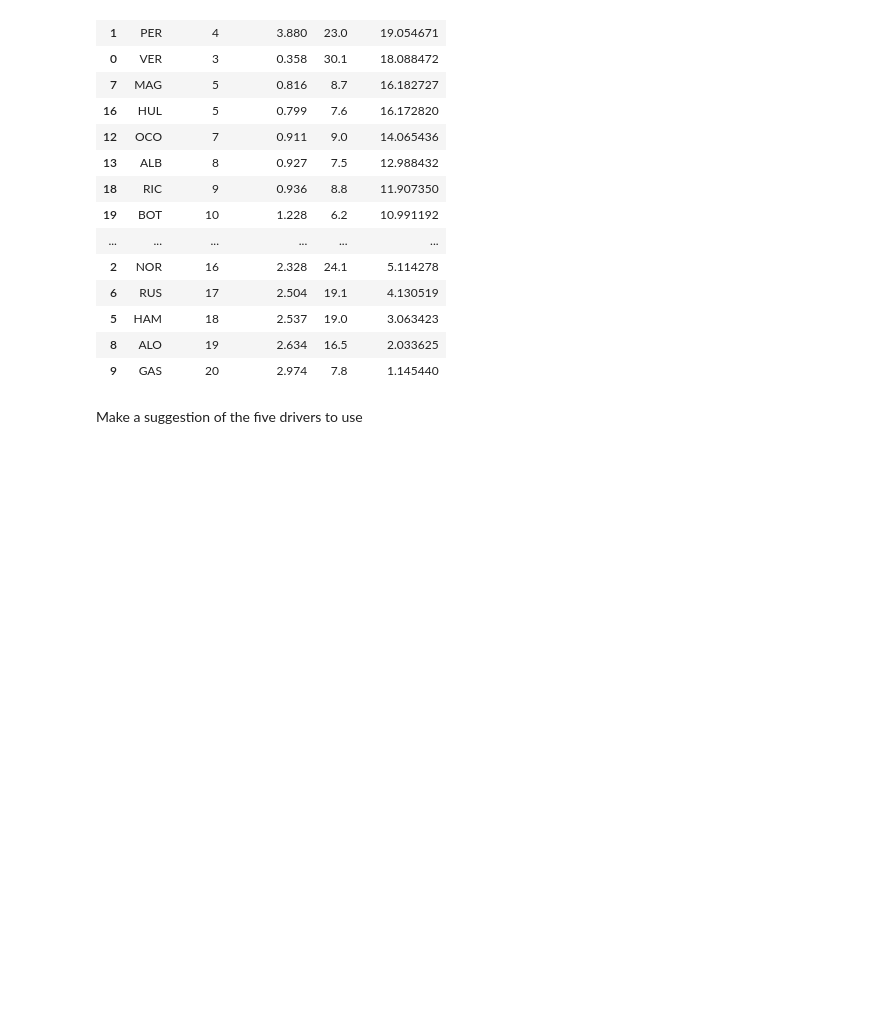
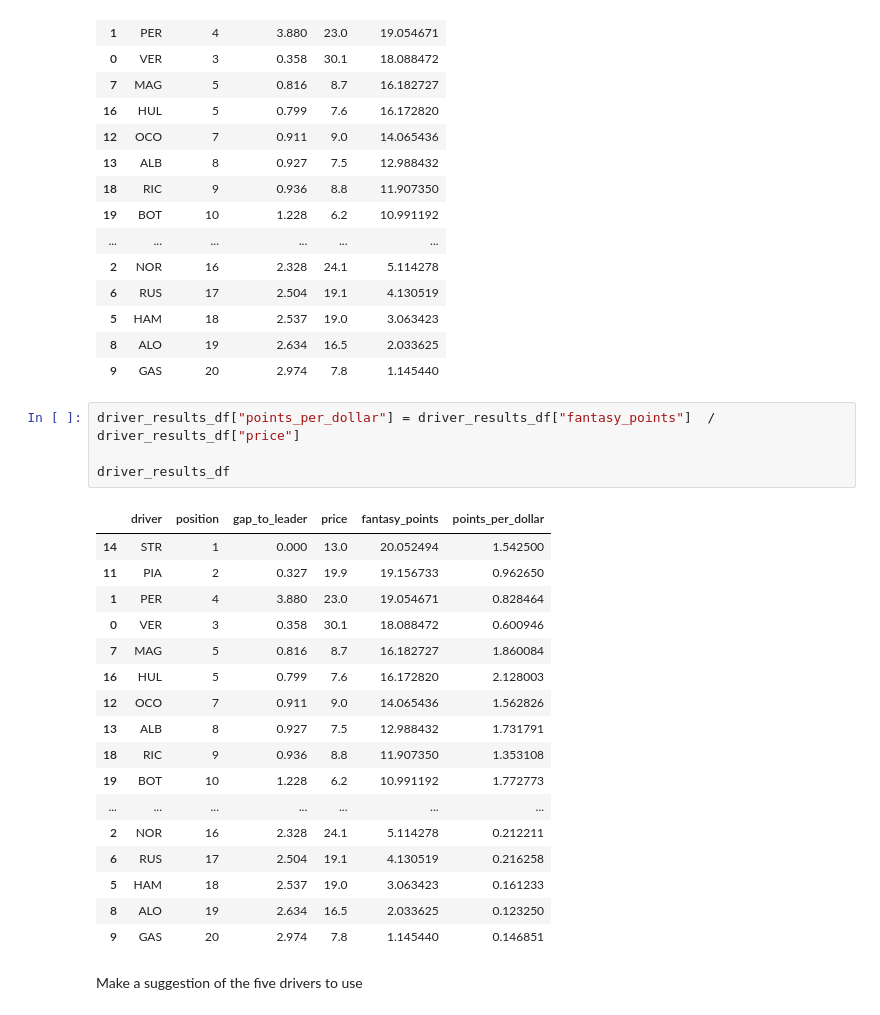
Before and after one commit to ldhaliwal/F1FantasyTeamOptimizer, a Jupyter notebook: model.ipynb, the cells around one changed output. Drawn from its saved outputs; the diff is of its cells as text; blank space fills up the shorter version.

Commit message:
worked on price algorithm

```diff
--- a/model.ipynb
+++ b/model.ipynb
@@ -214,6 +214,28 @@ driver_results_df
 | 5 | HAM | 18 | 2.537 | 19.0 | 3.063423 |
 | 8 | ALO | 19 | 2.634 | 16.5 | 2.033625 |
 | 9 | GAS | 20 | 2.974 | 7.8 | 1.145440 |
+# %%
+driver_results_df["points_per_dollar"] = driver_results_df["fantasy_points"]  / driver_results_df["price"]
+
+driver_results_df
+# %% [output]
+|  | driver | position | gap_to_leader | price | fantasy_points | points_per_dollar |
+| 14 | STR | 1 | 0.000 | 13.0 | 20.052494 | 1.542500 |
+| 11 | PIA | 2 | 0.327 | 19.9 | 19.156733 | 0.962650 |
+| 1 | PER | 4 | 3.880 | 23.0 | 19.054671 | 0.828464 |
+| 0 | VER | 3 | 0.358 | 30.1 | 18.088472 | 0.600946 |
+| 7 | MAG | 5 | 0.816 | 8.7 | 16.182727 | 1.860084 |
+| 16 | HUL | 5 | 0.799 | 7.6 | 16.172820 | 2.128003 |
+| 12 | OCO | 7 | 0.911 | 9.0 | 14.065436 | 1.562826 |
+| 13 | ALB | 8 | 0.927 | 7.5 | 12.988432 | 1.731791 |
+| 18 | RIC | 9 | 0.936 | 8.8 | 11.907350 | 1.353108 |
+| 19 | BOT | 10 | 1.228 | 6.2 | 10.991192 | 1.772773 |
+| ... | ... | ... | ... | ... | ... | ... |
+| 2 | NOR | 16 | 2.328 | 24.1 | 5.114278 | 0.212211 |
+| 6 | RUS | 17 | 2.504 | 19.1 | 4.130519 | 0.216258 |
+| 5 | HAM | 18 | 2.537 | 19.0 | 3.063423 | 0.161233 |
+| 8 | ALO | 19 | 2.634 | 16.5 | 2.033625 | 0.123250 |
+| 9 | GAS | 20 | 2.974 | 7.8 | 1.145440 | 0.146851 |
 # %% [markdown]
 Make a suggestion of the five drivers to use
 # %%
```
Also changed, not shown: parts of 6 cells of this notebook.
